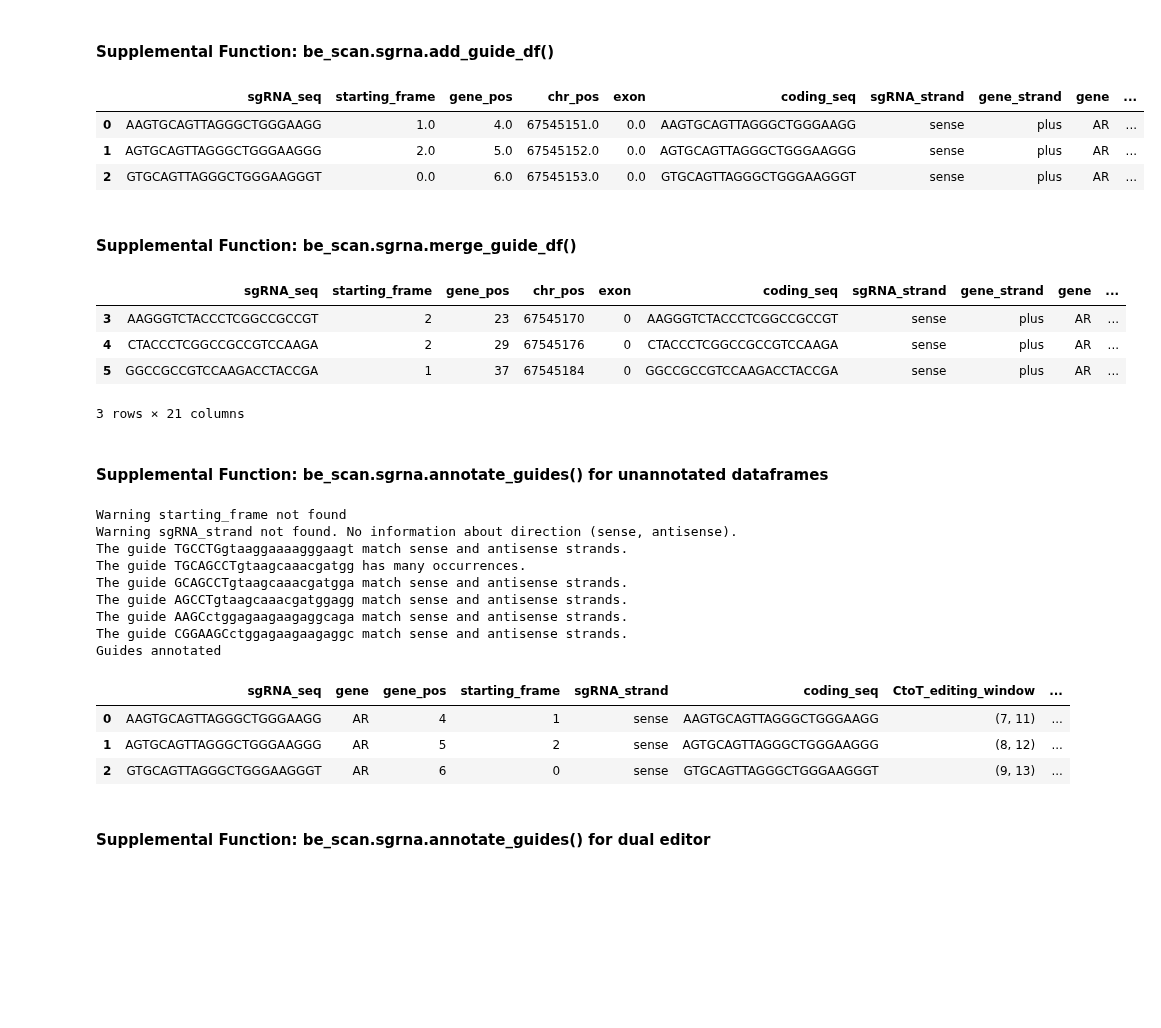
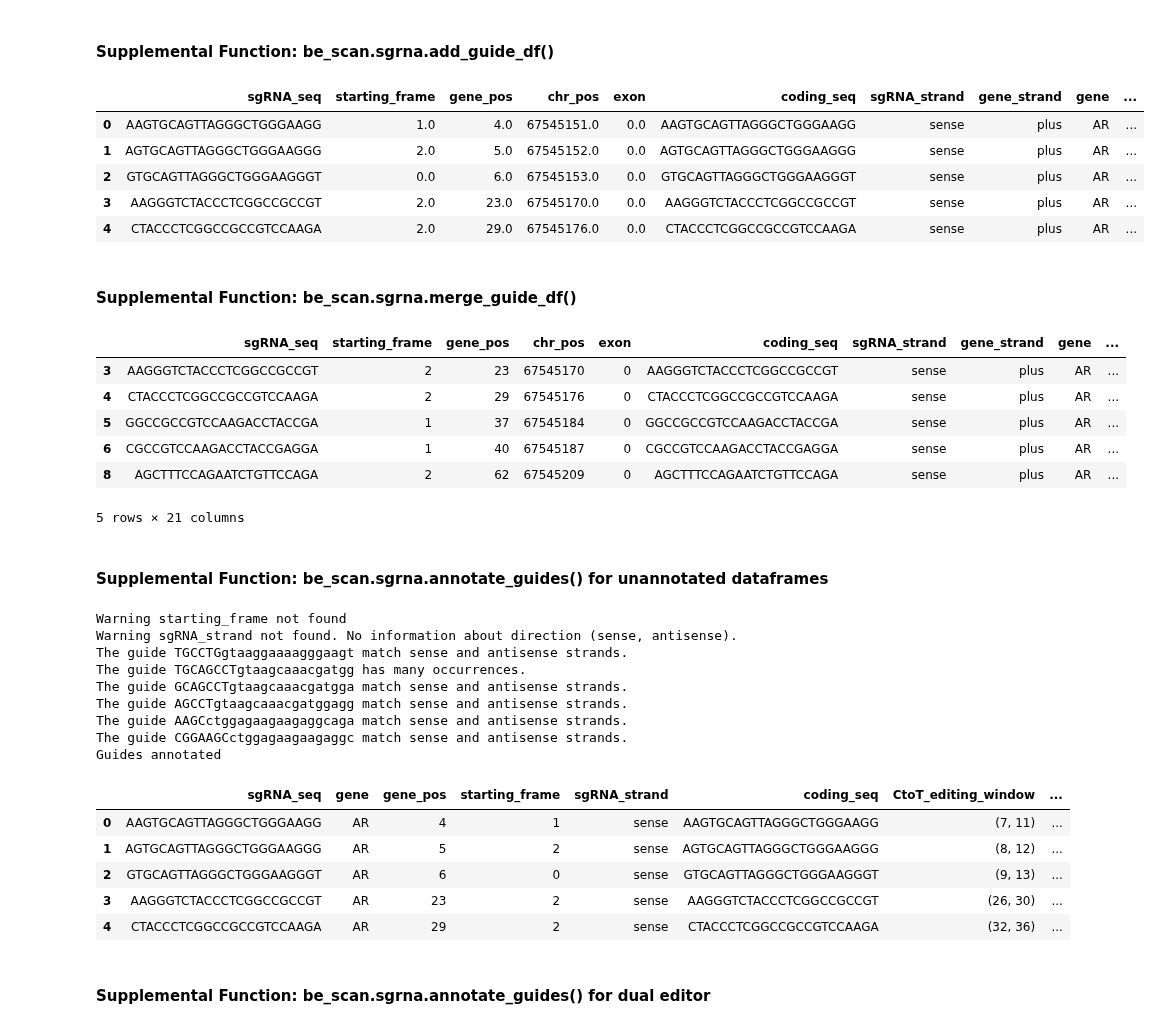
Before and after one commit to liaulab/be-scan, a Jupyter notebook: docs/source/notebooks/tutorial.ipynb, the cells around one changed output. Drawn from its saved outputs; the diff is of its cells as text; code cells hidden in the pictures; blank space fills up the shorter version.

```diff
--- a/docs/source/notebooks/tutorial.ipynb
+++ b/docs/source/notebooks/tutorial.ipynb
@@ -115,40 +132,47 @@ Complete! Library generated from ../../../tests/test_data/sgrna_data/230408_AR_I
 #### Supplemental Function: be_scan.sgrna.add_guide_df()
 # %%
 from be_scan.sgrna import add_guide_df
-control_add_guides = add_guide_df(guides_df_filepath     = sgrna_dir+'ARSpGCBE_annotated_guides.csv',
-                                  additional_df_filepath = sgrna_dir+'control_lib.csv',
+
+control_add_guides = add_guide_df(guides_df_filepath     = f"{sgrna_dir}ARSpGCBE_annotated_guides.csv",
+                                  additional_df_filepath = f"{sgrna_dir}control_lib.csv",
                                   )
-control_add_guides.head(3) # display first 3 rows
+control_add_guides.head(5)
 # %% [output]
 |  | sgRNA_seq | starting_frame | gene_pos | chr_pos | exon | coding_seq | sgRNA_strand | gene_strand | gene | ... |
 | 0 | AAGTGCAGTTAGGGCTGGGAAGG | 1.0 | 4.0 | 67545151.0 | 0.0 | AAGTGCAGTTAGGGCTGGGAAGG | sense | plus | AR | ... |
 | 1 | AGTGCAGTTAGGGCTGGGAAGGG | 2.0 | 5.0 | 67545152.0 | 0.0 | AGTGCAGTTAGGGCTGGGAAGGG | sense | plus | AR | ... |
 | 2 | GTGCAGTTAGGGCTGGGAAGGGT | 0.0 | 6.0 | 67545153.0 | 0.0 | GTGCAGTTAGGGCTGGGAAGGGT | sense | plus | AR | ... |
+| 3 | AAGGGTCTACCCTCGGCCGCCGT | 2.0 | 23.0 | 67545170.0 | 0.0 | AAGGGTCTACCCTCGGCCGCCGT | sense | plus | AR | ... |
+| 4 | CTACCCTCGGCCGCCGTCCAAGA | 2.0 | 29.0 | 67545176.0 | 0.0 | CTACCCTCGGCCGCCGTCCAAGA | sense | plus | AR | ... |
 # %% [markdown]
 #### Supplemental Function: be_scan.sgrna.merge_guide_df()
 # %%
 from be_scan.sgrna import merge_guide_df
-merged_guides = merge_guide_df(guide_df1_filepath=sgrna_dir+'ARSpGCBE_annotated_guides.csv',
-                               guide_df2_filepath=sgrna_dir+'ARSpGABE_annotated_guides.csv',
+
+merged_guides = merge_guide_df(guide_df1_filepath=f"{sgrna_dir}ARSpGCBE_annotated_guides.csv",
+                               guide_df2_filepath=f"{sgrna_dir}ARSpGABE_annotated_guides.csv",
                                )
-merged_guides.head(3) # display first 3 rows
+merged_guides.head(5)
 # %% [output]
 |  | sgRNA_seq | starting_frame | gene_pos | chr_pos | exon | coding_seq | sgRNA_strand | gene_strand | gene | ... |
 | 3 | AAGGGTCTACCCTCGGCCGCCGT | 2 | 23 | 67545170 | 0 | AAGGGTCTACCCTCGGCCGCCGT | sense | plus | AR | ... |
 | 4 | CTACCCTCGGCCGCCGTCCAAGA | 2 | 29 | 67545176 | 0 | CTACCCTCGGCCGCCGTCCAAGA | sense | plus | AR | ... |
 | 5 | GGCCGCCGTCCAAGACCTACCGA | 1 | 37 | 67545184 | 0 | GGCCGCCGTCCAAGACCTACCGA | sense | plus | AR | ... |
+| 6 | CGCCGTCCAAGACCTACCGAGGA | 1 | 40 | 67545187 | 0 | CGCCGTCCAAGACCTACCGAGGA | sense | plus | AR | ... |
+| 8 | AGCTTTCCAGAATCTGTTCCAGA | 2 | 62 | 67545209 | 0 | AGCTTTCCAGAATCTGTTCCAGA | sense | plus | AR | ... |
-3 rows × 21 columns
+5 rows × 21 columns
 # %% [markdown]
 #### Supplemental Function: be_scan.sgrna.annotate_guides() for unannotated dataframes
 # %%
 from be_scan.sgrna import annotate_guides
-annotated_guides = annotate_guides(guides_file    = sgrna_dir+'ARSpGCBE_guides_clipped.csv',
-                                   gene_filepath  = sgrna_dir+'230408_AR_Input.fasta',
-                                   edit_from      ="C",
-                                   edit_to        ="T",
-                                   protein_filepath = sgrna_dir + "P10275.fasta",
+
+annotated_guides = annotate_guides(guides_file      = f"{sgrna_dir}ARSpGCBE_guides_clipped.csv",
+                                   gene_filepath    = f"{sgrna_dir}230408_AR_Input.fasta",
+                                   edit_from        = "C",
+                                   edit_to          = "T",
+                                   protein_filepath = f"{sgrna_dir}P10275.fasta",
                                    )
-annotated_guides.head(3)
+annotated_guides.head(5)
 # %% [output]
 Warning starting_frame not found
 Warning sgRNA_strand not found. No information about direction (sense, antisense).
@@ -163,6 +187,8 @@ Guides annotated
 | 0 | AAGTGCAGTTAGGGCTGGGAAGG | AR | 4 | 1 | sense | AAGTGCAGTTAGGGCTGGGAAGG | (7, 11) | ... |
 | 1 | AGTGCAGTTAGGGCTGGGAAGGG | AR | 5 | 2 | sense | AGTGCAGTTAGGGCTGGGAAGGG | (8, 12) | ... |
 | 2 | GTGCAGTTAGGGCTGGGAAGGGT | AR | 6 | 0 | sense | GTGCAGTTAGGGCTGGGAAGGGT | (9, 13) | ... |
+| 3 | AAGGGTCTACCCTCGGCCGCCGT | AR | 23 | 2 | sense | AAGGGTCTACCCTCGGCCGCCGT | (26, 30) | ... |
+| 4 | CTACCCTCGGCCGCCGTCCAAGA | AR | 29 | 2 | sense | CTACCCTCGGCCGCCGTCCAAGA | (32, 36) | ... |
 # %% [markdown]
 #### Supplemental Function: be_scan.sgrna.annotate_guides() for dual editor
 # %%
```
Also changed, not shown: parts of 33 cells of this notebook, 1 other file.
